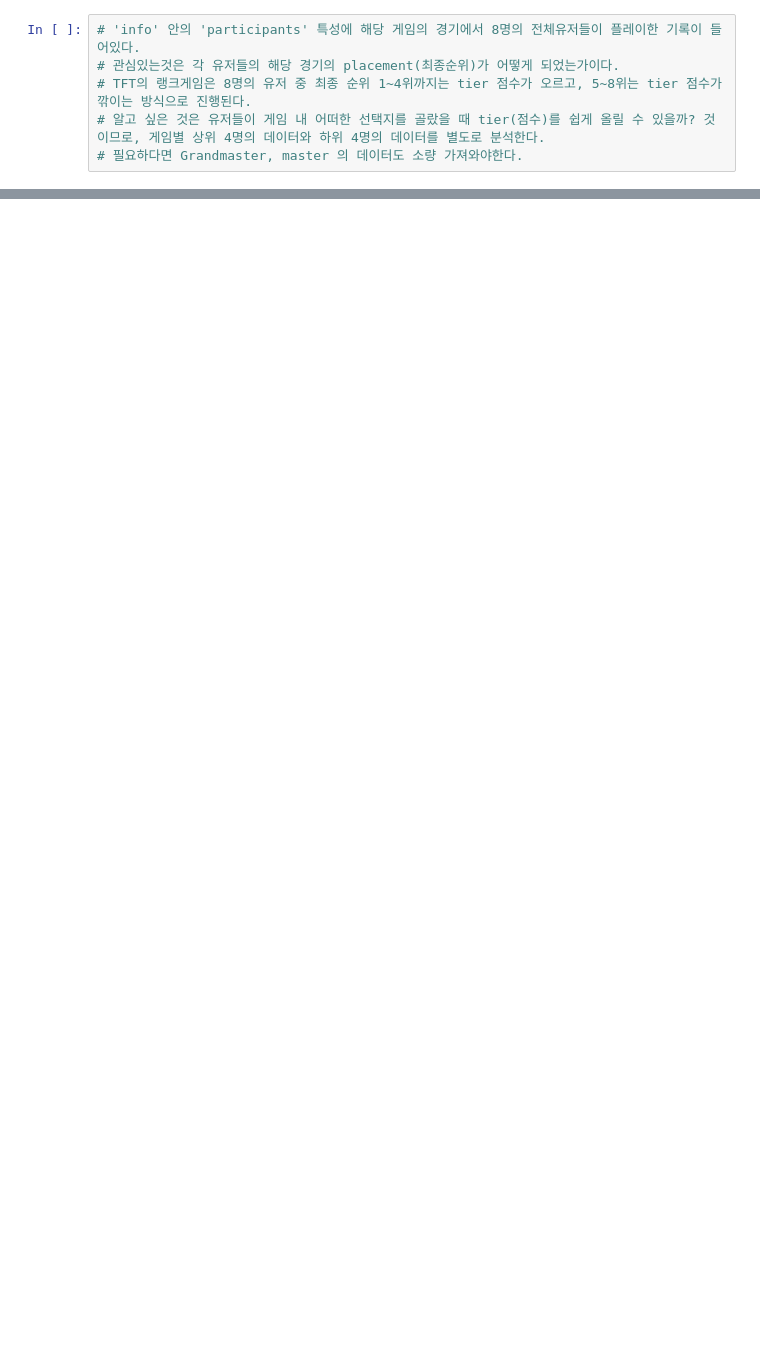
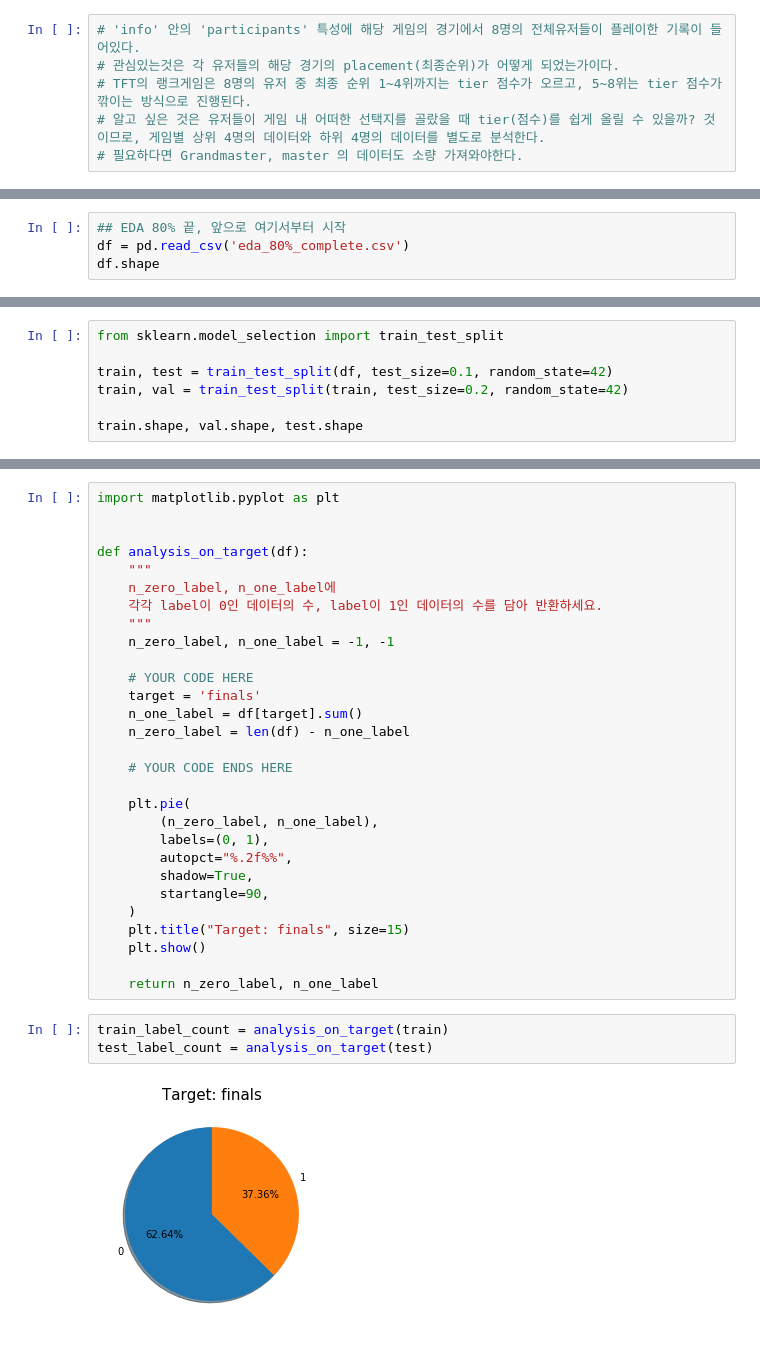
Before and after one commit to ysooch0819/Codestates-AIB-projects, a Jupyter notebook: Section2_project준비.ipynb, the cells around one changed output, grey strips where cells are left out. Cells and saved outputs as stored; diff of their text form; blank space fills up the shorter version.

```diff
--- a/Section2_project준비.ipynb
+++ b/Section2_project준비.ipynb
@@ -441,0 +64,4 @@ df.to_csv('test_df.csv', index=False)
+# %%
+## EDA 80% 끝, 앞으로 여기서부터 시작
+df = pd.read_csv('eda_80%_complete.csv')
+df.shape
@@ -441,0 +112,7 @@ df.to_csv('test_df.csv', index=False)
+# %%
+from sklearn.model_selection import train_test_split
+
+train, test = train_test_split(df, test_size=0.1, random_state=42)
+train, val = train_test_split(train, test_size=0.2, random_state=42)
+
+train.shape, val.shape, test.shape
@@ -441,0 +128,34 @@ df.to_csv('test_df.csv', index=False)
+# %%
+import matplotlib.pyplot as plt
+
+
+def analysis_on_target(df):
+    """
+    n_zero_label, n_one_label에
+    각각 label이 0인 데이터의 수, label이 1인 데이터의 수를 담아 반환하세요.
+    """
+    n_zero_label, n_one_label = -1, -1
+
+    # YOUR CODE HERE
+    target = 'finals'
+    n_one_label = df[target].sum()
+    n_zero_label = len(df) - n_one_label
+
+    # YOUR CODE ENDS HERE
+
+    plt.pie(
+        (n_zero_label, n_one_label),
+        labels=(0, 1),
+        autopct="%.2f%%",
+        shadow=True,
+        startangle=90,
+    )
+    plt.title("Target: finals", size=15)
+    plt.show()
+
+    return n_zero_label, n_one_label
+# %%
+train_label_count = analysis_on_target(train)
+test_label_count = analysis_on_target(test)
+# %% [output]
+[figure, added]
```
Also changed, not shown: parts of 81 cells of this notebook.
